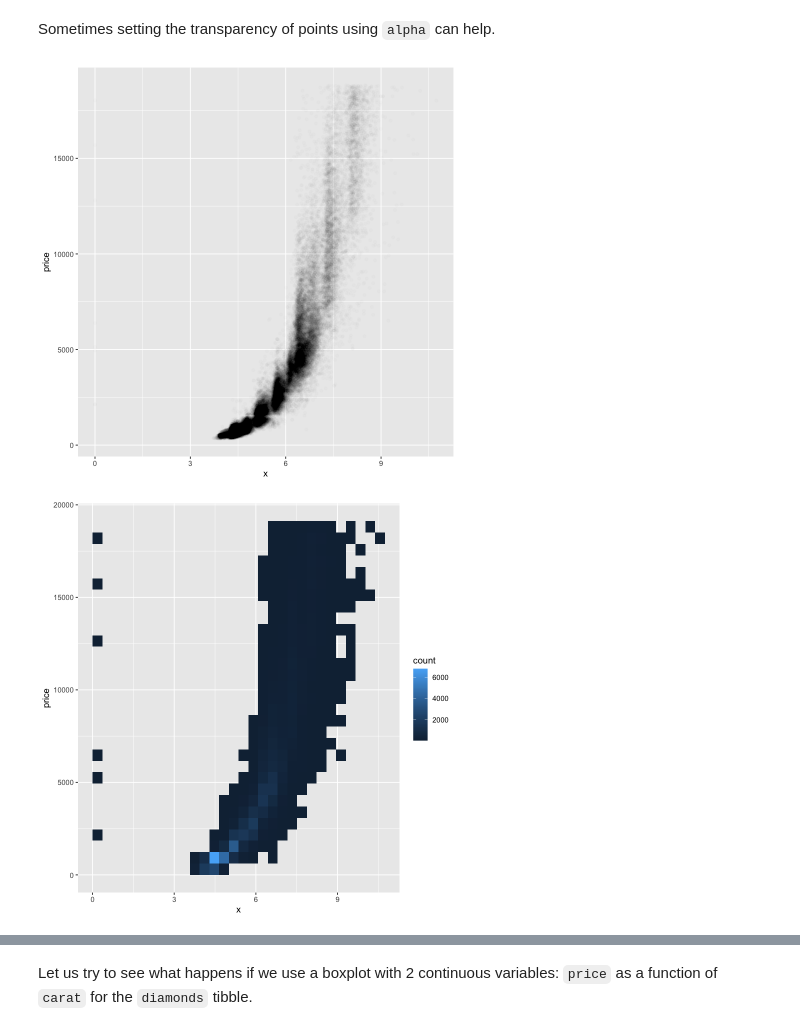
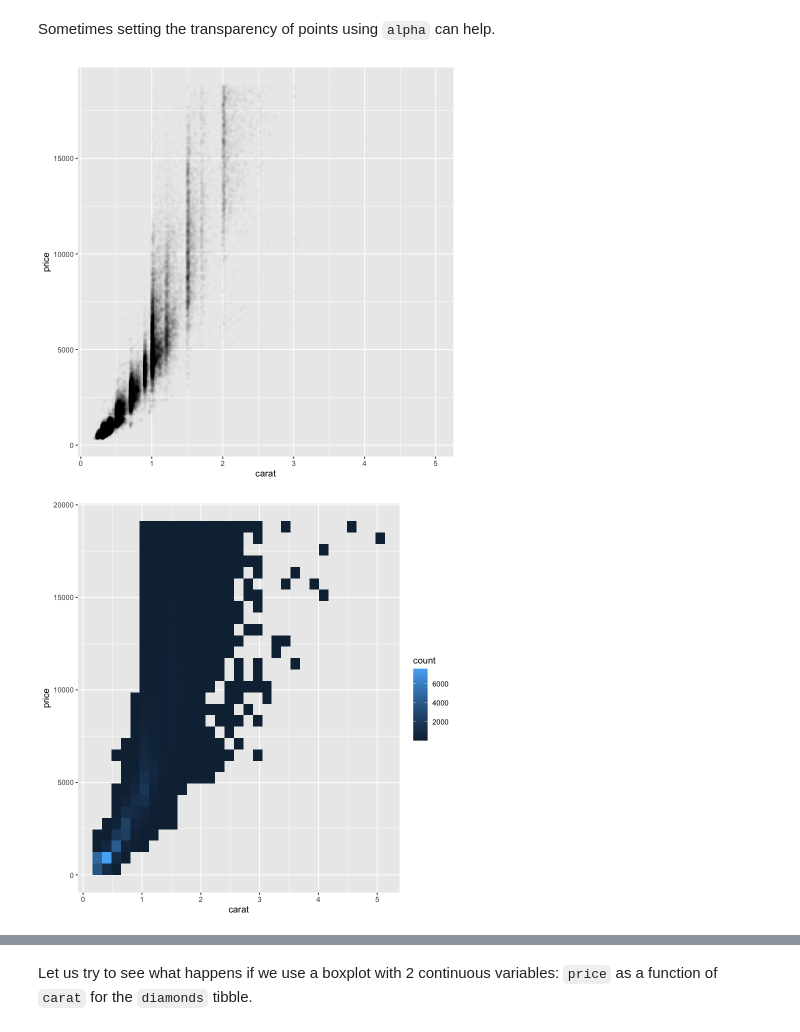
Before and after one commit to CJX-THU/stats306_fall2020, a Jupyter notebook: Lecture_Notes/Lecture5/Lecture5.1.ipynb, the cells around one changed output, grey strips where cells are left out. Cells and saved outputs as stored; diff of their text form; code cells hidden in the pictures.

```diff
--- a/Lecture_Notes/Lecture5/Lecture5.1.ipynb
+++ b/Lecture_Notes/Lecture5/Lecture5.1.ipynb
@@ -269,13 +269,13 @@ ggplot(data = diamonds) +
 Sometimes setting the transparency of points using `alpha` can help.
 # %%
 ggplot(data = diamonds) +
-    geom_point(mapping = aes(x = x, y = price), alpha = 0.01)
+    geom_point(mapping = aes(x = carat, y = price), alpha = 0.01)
 # %% [output]
-[figure, old version]
+[figure, new version]
 # %%
 ggplot(data = diamonds) +
-    geom_bin2d(mapping = aes(x = x, y = price))
+    geom_bin2d(mapping = aes(x = carat, y = price))
 # %% [output]
-[figure, old version]
+[figure, new version]
 # %%
 ggplot(data = diamonds) +
```
Also changed, not shown: parts of 2 cells of this notebook.
